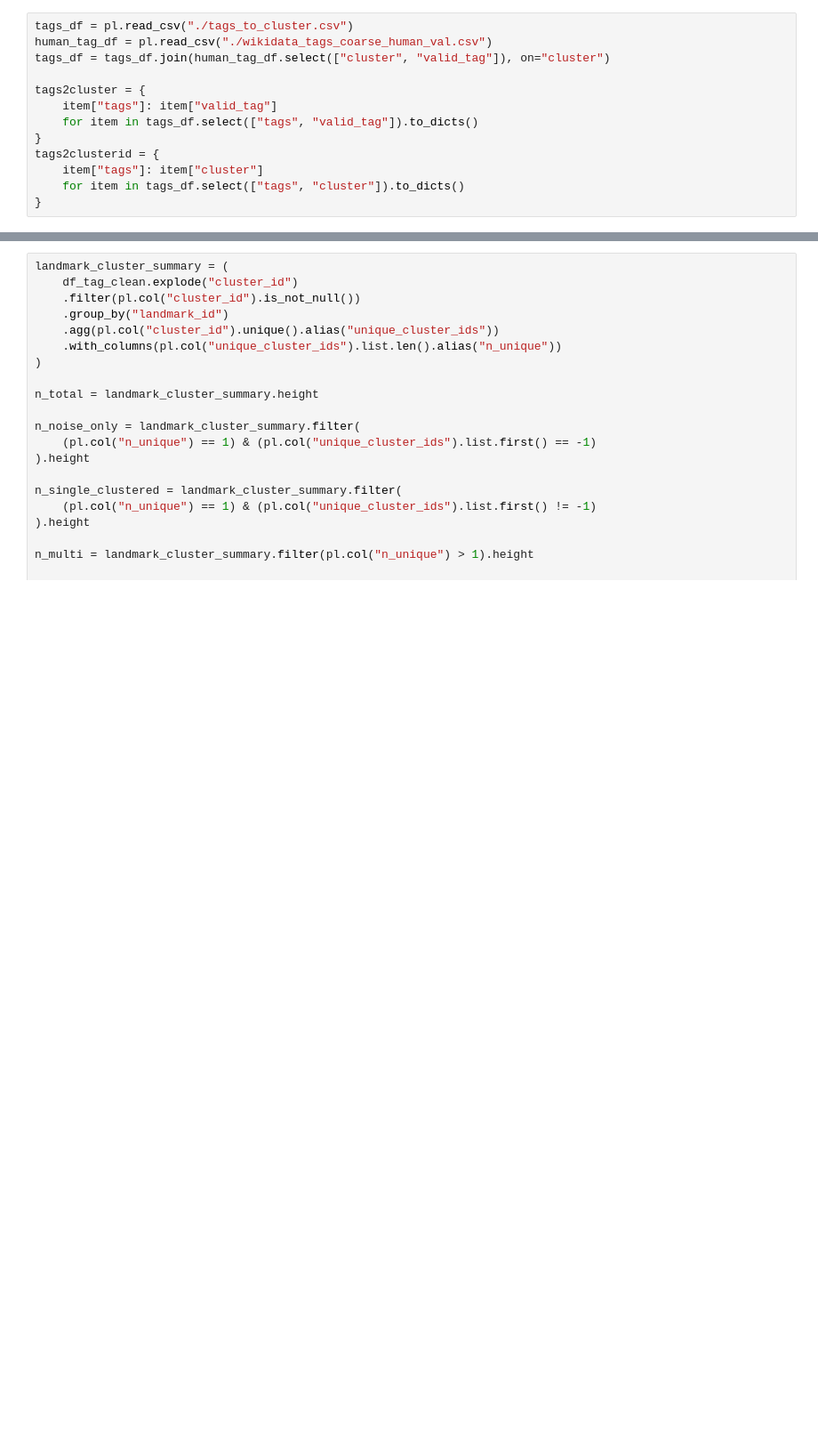
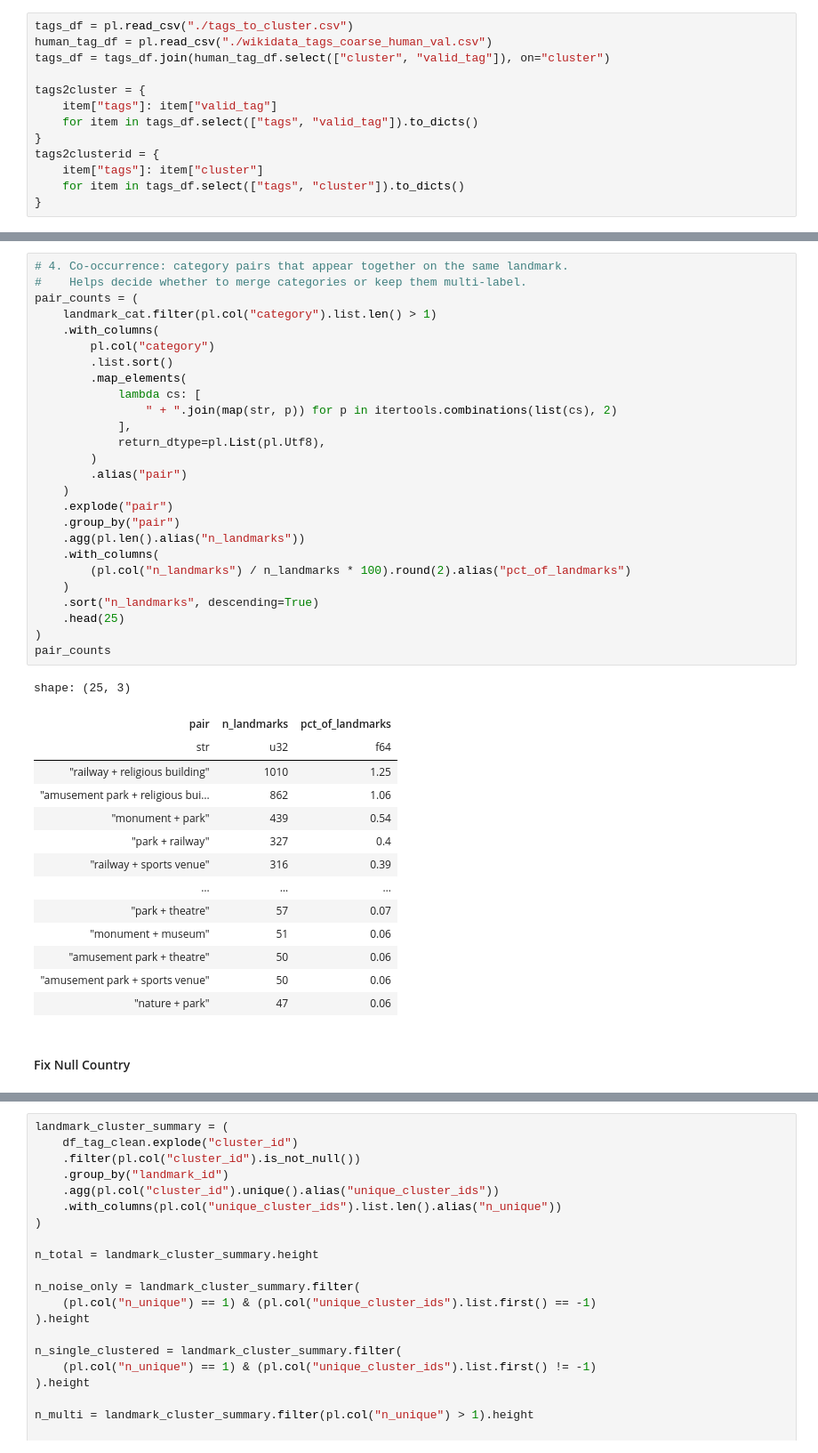
Before and after one commit to fhrzn/geocir, a Jupyter notebook: notebooks/wikidata.ipynb, the cells around one changed output, grey strips where cells are left out. Shown at 89% size. Drawn from its saved outputs; the diff is of its cells as text; blank space fills up the shorter version.

```diff
--- a/notebooks/wikidata.ipynb
+++ b/notebooks/wikidata.ipynb
@@ -537,0 +849,43 @@ df_tag_clean = df_tag_clean.with_columns(
+# %%
+# 4. Co-occurrence: category pairs that appear together on the same landmark.
+#    Helps decide whether to merge categories or keep them multi-label.
+pair_counts = (
+    landmark_cat.filter(pl.col("category").list.len() > 1)
+    .with_columns(
+        pl.col("category")
+        .list.sort()
+        .map_elements(
+            lambda cs: [
+                " + ".join(map(str, p)) for p in itertools.combinations(list(cs), 2)
+            ],
+            return_dtype=pl.List(pl.Utf8),
+        )
+        .alias("pair")
+    )
+    .explode("pair")
+    .group_by("pair")
+    .agg(pl.len().alias("n_landmarks"))
+    .with_columns(
+        (pl.col("n_landmarks") / n_landmarks * 100).round(2).alias("pct_of_landmarks")
+    )
+    .sort("n_landmarks", descending=True)
+    .head(25)
+)
+pair_counts
+# %% [output]
+shape: (25, 3)
+| pair | n_landmarks | pct_of_landmarks |
+| str | u32 | f64 |
+| "railway + religious building" | 1010 | 1.25 |
+| "amusement park + religious bui… | 862 | 1.06 |
+| "monument + park" | 439 | 0.54 |
+| "park + railway" | 327 | 0.4 |
+| "railway + sports venue" | 316 | 0.39 |
+| … | … | … |
+| "park + theatre" | 57 | 0.07 |
+| "monument + museum" | 51 | 0.06 |
+| "amusement park + theatre" | 50 | 0.06 |
+| "amusement park + sports venue" | 50 | 0.06 |
+| "nature + park" | 47 | 0.06 |
+# %% [markdown]
+#### Fix Null Country
```
Also changed, not shown: parts of 25 cells of this notebook, 1 other file.
